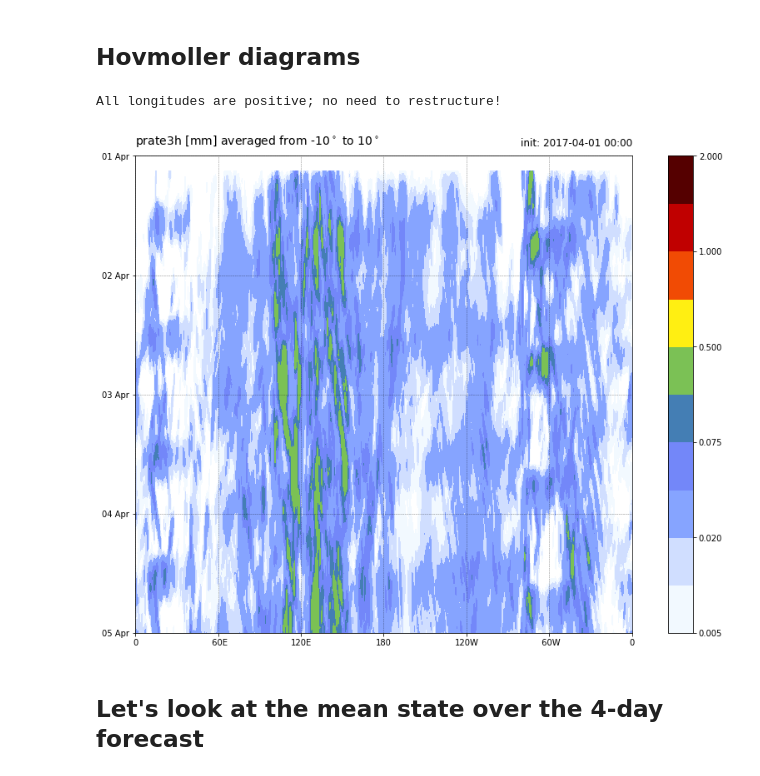
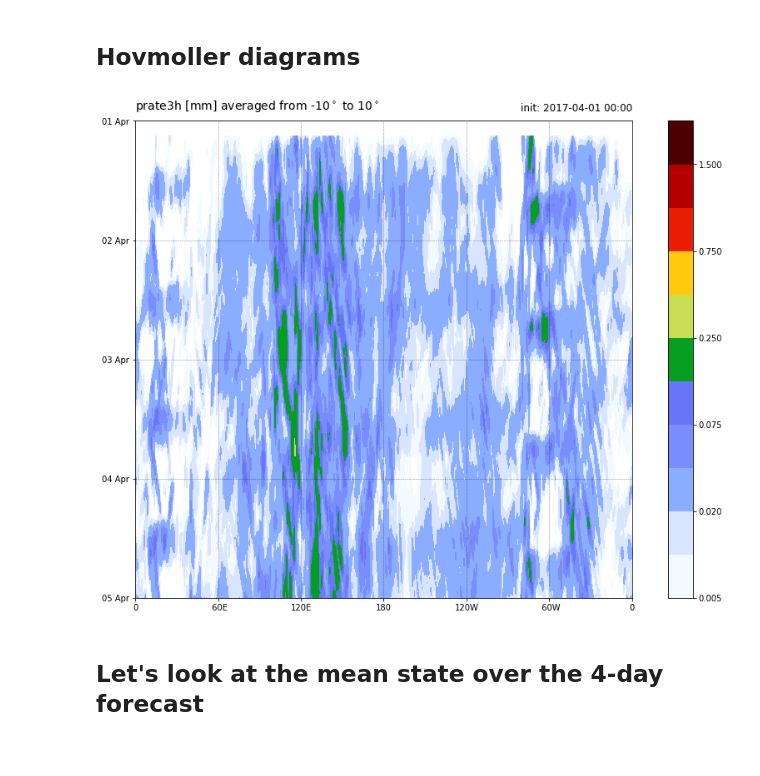
Before and after one commit to njweber2/mpas_python-1, a Jupyter notebook: scripts/test_mpas_tools.ipynb, the cells around one changed output. Saved outputs shown, nothing was run; the diff lists cells and outputs as text; code cells hidden in the pictures.

```diff
--- a/scripts/test_mpas_tools.ipynb
+++ b/scripts/test_mpas_tools.ipynb
@@ -222,21 +271,20 @@ Created new variable: "prate1h"
 # %%
 from color_maker.color_maker import color_map
 from color_maker.nonlinear_cmap import nlcmap
 
 # draw figure, axes
 fig, ax = plt.subplots(nrows=1, ncols=1, figsize=(12,10))
 fig.subplots_adjust(top=0.92)
 divider = make_axes_locatable(ax)
 cax = divider.append_axes('right', size='5%', pad=0.6)
 
 # compute, draw the hovmoller diagram
 plotmpas.plot_hovmoller(ax, cax, 'prate3h', mpas_fcst, -10, 10,
-                        levs=[.005,.01,.02,.05,.075,.1,.5,0.75, 1.,1.5,2.],
+                        levs=[.005,.01,.02,.05,.075,.1,.25,.5,0.75, 1.,1.5,2.],
                         idate=datetime(2017,4,1,0), units='mm')
 plt.show()
 # %% [output]
-All longitudes are positive; no need to restructure!
-[figure, old version]
+[figure, new version]
 # %% [markdown]
 ## Let's look at the mean state over the 4-day forecast
 # %%
```
Also changed, not shown: parts of 8 cells of this notebook, 6 other files.
